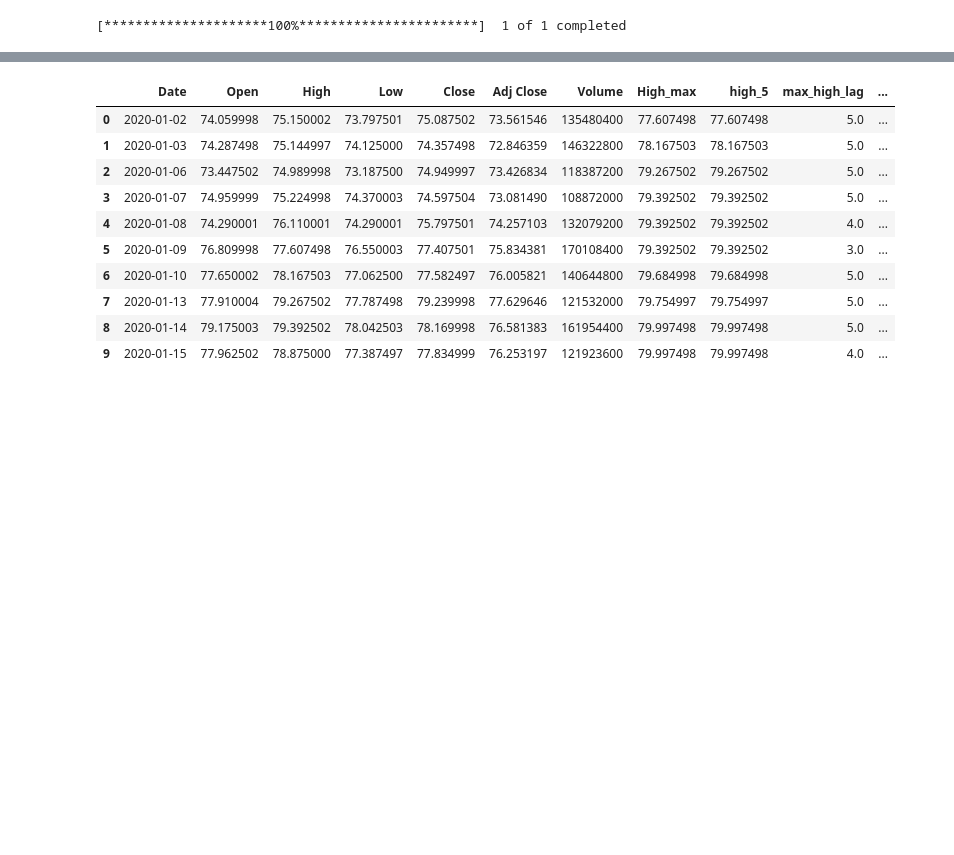
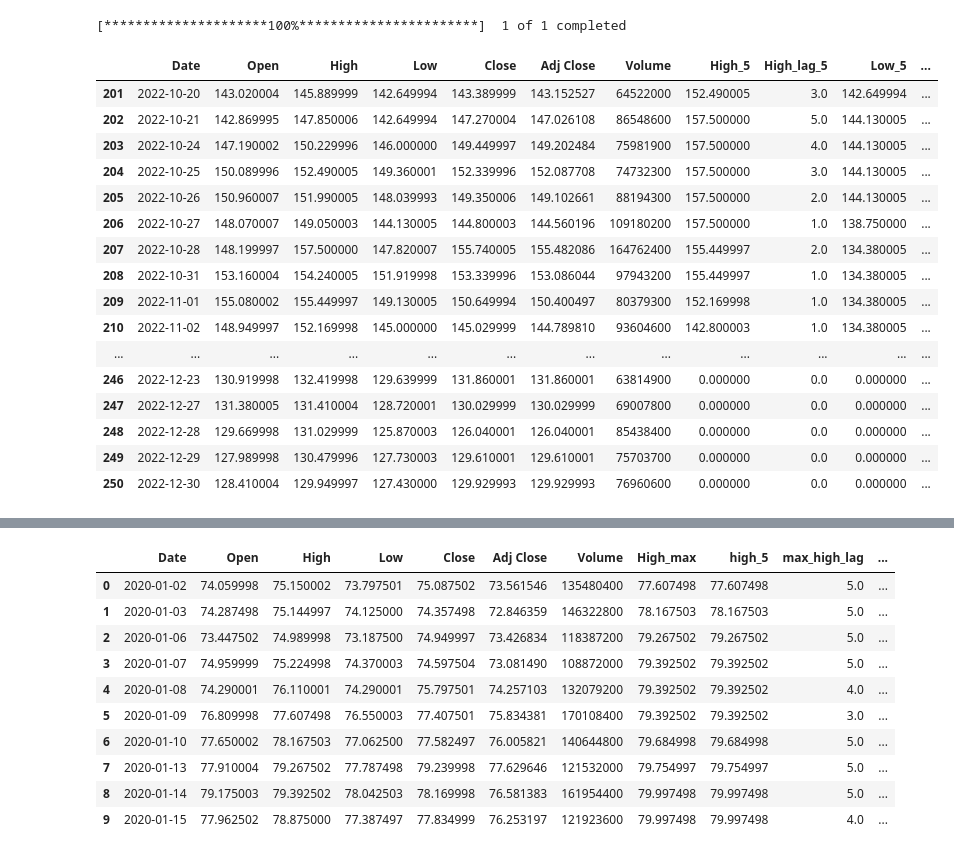
Before and after one commit to nate-belete/SwingTrading, a Jupyter notebook: SwingTrading - Example.ipynb, the cells around one changed output, grey strips where cells are left out. Drawn from its saved outputs; the diff is of its cells as text; code cells hidden in the pictures; blank space fills up the shorter version.

```diff
--- a/SwingTrading - Example.ipynb
+++ b/SwingTrading - Example.ipynb
@@ -3,12 +3,30 @@ import pandas as pd
 from SwingTrading import SwingTrading
 # %%
 #Create a SwingTrading object
-swing_trading = SwingTrading('AAPL', '2020-01-01', '2020-12-31', '1d', 0.05, 0.03, 5)
+swing_trading = SwingTrading('AAPL', '2022-01-01', '2022-12-31', '1d', 0.05, 0.03, 5)
 # Retrieve the data
 data = swing_trading.get_data()
-data = swing_trading.forward_calc('High', 'max')
+data = swing_trading.add_rolling_columns( 5)
+data.tail(50)
 # %% [output]
 [*********************100%***********************]  1 of 1 completed
+|  | Date | Open | High | Low | Close | Adj Close | Volume | High_5 | High_lag_5 | Low_5 | ... |
+| 201 | 2022-10-20 | 143.020004 | 145.889999 | 142.649994 | 143.389999 | 143.152527 | 64522000 | 152.490005 | 3.0 | 142.649994 | ... |
+| 202 | 2022-10-21 | 142.869995 | 147.850006 | 142.649994 | 147.270004 | 147.026108 | 86548600 | 157.500000 | 5.0 | 144.130005 | ... |
+| 203 | 2022-10-24 | 147.190002 | 150.229996 | 146.000000 | 149.449997 | 149.202484 | 75981900 | 157.500000 | 4.0 | 144.130005 | ... |
+| 204 | 2022-10-25 | 150.089996 | 152.490005 | 149.360001 | 152.339996 | 152.087708 | 74732300 | 157.500000 | 3.0 | 144.130005 | ... |
+| 205 | 2022-10-26 | 150.960007 | 151.990005 | 148.039993 | 149.350006 | 149.102661 | 88194300 | 157.500000 | 2.0 | 144.130005 | ... |
+| 206 | 2022-10-27 | 148.070007 | 149.050003 | 144.130005 | 144.800003 | 144.560196 | 109180200 | 157.500000 | 1.0 | 138.750000 | ... |
+| 207 | 2022-10-28 | 148.199997 | 157.500000 | 147.820007 | 155.740005 | 155.482086 | 164762400 | 155.449997 | 2.0 | 134.380005 | ... |
+| 208 | 2022-10-31 | 153.160004 | 154.240005 | 151.919998 | 153.339996 | 153.086044 | 97943200 | 155.449997 | 1.0 | 134.380005 | ... |
+| 209 | 2022-11-01 | 155.080002 | 155.449997 | 149.130005 | 150.649994 | 150.400497 | 80379300 | 152.169998 | 1.0 | 134.380005 | ... |
+| 210 | 2022-11-02 | 148.949997 | 152.169998 | 145.000000 | 145.029999 | 144.789810 | 93604600 | 142.800003 | 1.0 | 134.380005 | ... |
+| ... | ... | ... | ... | ... | ... | ... | ... | ... | ... | ... | ... |
+| 246 | 2022-12-23 | 130.919998 | 132.419998 | 129.639999 | 131.860001 | 131.860001 | 63814900 | 0.000000 | 0.0 | 0.000000 | ... |
+| 247 | 2022-12-27 | 131.380005 | 131.410004 | 128.720001 | 130.029999 | 130.029999 | 69007800 | 0.000000 | 0.0 | 0.000000 | ... |
+| 248 | 2022-12-28 | 129.669998 | 131.029999 | 125.870003 | 126.040001 | 126.040001 | 85438400 | 0.000000 | 0.0 | 0.000000 | ... |
+| 249 | 2022-12-29 | 127.989998 | 130.479996 | 127.730003 | 129.610001 | 129.610001 | 75703700 | 0.000000 | 0.0 | 0.000000 | ... |
+| 250 | 2022-12-30 | 128.410004 | 129.949997 | 127.430000 | 129.929993 | 129.929993 | 76960600 | 0.000000 | 0.0 | 0.000000 | ... |
 # %%
 data.tail(10)
 # %% [output]
```
Also changed, not shown: parts of 1 cell of this notebook, 1 other file.
